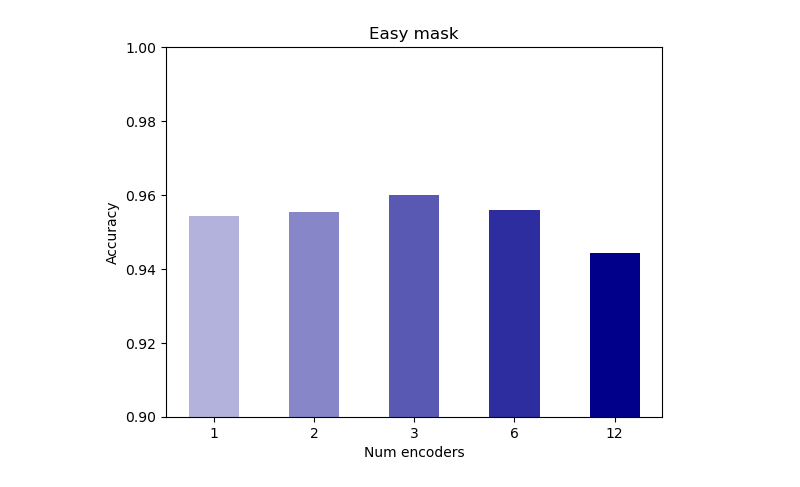
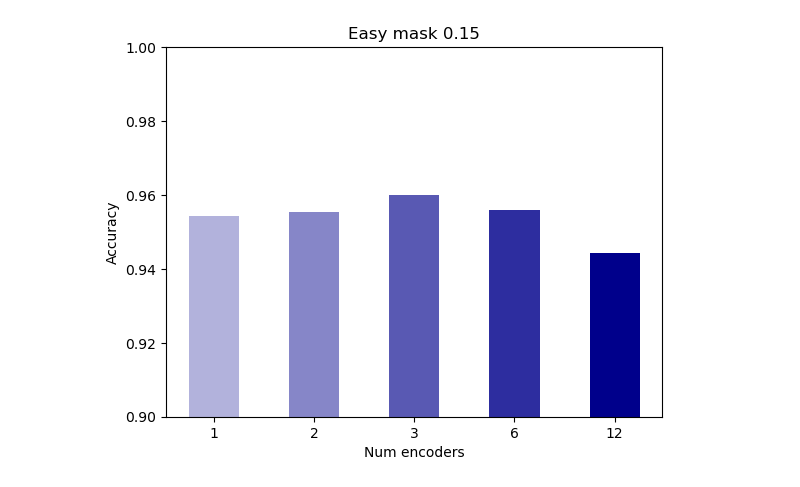
Before and after one commit to aeerik/base, a Jupyter notebook: figures.ipynb, the cells around one changed output. Cells and saved outputs as stored; diff of their text form; code cells hidden in the pictures.

```diff
--- a/figures.ipynb
+++ b/figures.ipynb
@@ -1,33 +1,33 @@
 # %%
 import matplotlib.pyplot as plt
 import numpy as np
 
 # Data
 labels = ['1', '2', '3', '6', '12']
 values = [0.9543, 0.9553, 0.9599, 0.956, 0.9443]
 
 # Define the base color
 base_color = 'darkblue'
 
 # Create a color gradient from light to dark
 gradient = np.linspace(0.3, 1, len(labels))  # Adjusted range for more contrast
 
 # Create bar plot with gradient effect
 for i in range(len(labels)):
     plt.bar(labels[i], values[i], color=base_color, alpha=gradient[i], width=0.5)  # Adjust width
 
 # Add labels and title
 plt.xlabel('Num encoders')
 plt.ylabel('Accuracy')
-plt.title('Easy mask')
+plt.title('Easy mask 0.15')
 
 # Set y-axis limit starting from 0.9
 plt.ylim(0.9, 1)  # Adjusted y-axis limit
 
 # Show plot
 plt.show()
 # %% [output]
-[figure, old version]
+[figure, new version]
 # %%
 import matplotlib.pyplot as plt
 import numpy as np
```
Also changed, not shown: parts of 1 cell of this notebook.
